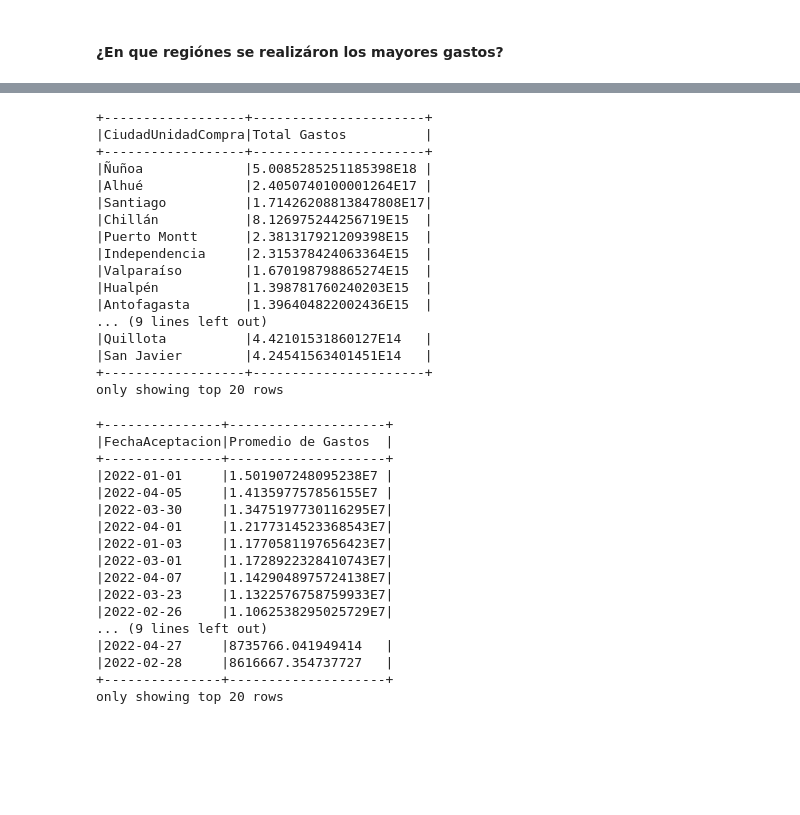
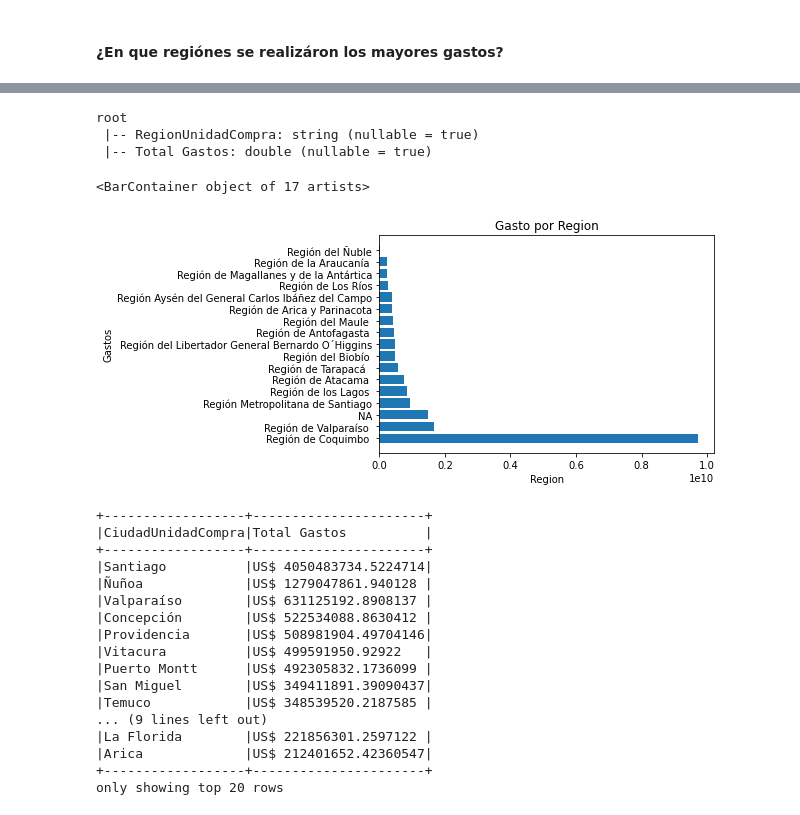
Before and after one commit to FranRossi/Big-Data-Project, a Jupyter notebook: Obligatorio_Francisco_Rossi_Ivan_Monjardin.ipynb, the cells around one changed output, grey strips where cells are left out. Drawn from its saved outputs; the diff is of its cells as text; code cells hidden in the pictures; blank space fills up the shorter version.

```diff
--- a/Obligatorio_Francisco_Rossi_Ivan_Monjardin.ipynb
+++ b/Obligatorio_Francisco_Rossi_Ivan_Monjardin.ipynb
@@ -596,46 +617,45 @@ df.groupBy("RegionUnidadCompra").agg(sum(col("MontoTotalOC_PesosChilenos")).alia
+# %%
+df_region = df.groupBy("RegionUnidadCompra").agg(sum(col("MontoTotalOC_PesosChilenos")).alias("Total Gastos")).orderBy(desc("Total Gastos")).withColumn('Total Gastos', udfToDollars(col('Total Gastos')))
+
+df_region = df_region.withColumn('Total Gastos', df_region['Total Gastos'].cast(DoubleType()))
+df_region.printSchema()
+# %% [output]
+root
+ |-- RegionUnidadCompra: string (nullable = true)
+ |-- Total Gastos: double (nullable = true)
+# %%
+distinct_regions = [x.RegionUnidadCompra for x in df_region.select(col("RegionUnidadCompra")).distinct().collect()]
+dfp_region = df_region.toPandas()
+# %%
+plt.title("Gasto por Region")
+plt.xlabel("Region")
+plt.ylabel("Gastos")
+plt.xticks(rotation=0, horizontalalignment="center")
+plt.barh(distinct_regions, dfp_region["Total Gastos"])
+# %% [output]
+<BarContainer object of 17 artists>
+[figure, added]
 # %%
 # ¿En que ciudades se realizáron los mayores gastos?
-df.groupBy("CiudadUnidadCompra").agg(sum(col("MontoTotalOC_PesosChilenos") * col("cantidad")).alias("Total Gastos")).orderBy(desc("Total Gastos")).show(truncate=False)
+df.groupBy("CiudadUnidadCompra").agg(sum(col("MontoTotalOC_PesosChilenos")).alias("Total Gastos")).orderBy(desc("Total Gastos")).withColumn('Total Gastos', udfToCurrancy(col('Total Gastos'))).show(truncate=False)
 # %% [output]
 +------------------+----------------------+
 |CiudadUnidadCompra|Total Gastos          |
 +------------------+----------------------+
-|Ñuñoa             |5.0085285251185398E18 |
-|Alhué             |2.4050740100001264E17 |
-|Santiago          |1.71426208813847808E17|
-|Chillán           |8.126975244256719E15  |
-|Puerto Montt      |2.381317921209398E15  |
-|Independencia     |2.315378424063364E15  |
-|Valparaíso        |1.670198798865274E15  |
-|Hualpén           |1.398781760240203E15  |
-|Antofagasta       |1.396404822002436E15  |
+|Santiago          |US$ 4050483734.5224714|
+|Ñuñoa             |US$ 1279047861.940128 |
+|Valparaíso        |US$ 631125192.8908137 |
+|Concepción        |US$ 522534088.8630412 |
+|Providencia       |US$ 508981904.49704146|
+|Vitacura          |US$ 499591950.92922   |
+|Puerto Montt      |US$ 492305832.1736099 |
+|San Miguel        |US$ 349411891.39090437|
+|Temuco            |US$ 348539520.2187585 |
 ... (9 lines left out)
-|Quillota          |4.42101531860127E14   |
-|San Javier        |4.24541563401451E14   |
+|La Florida        |US$ 221856301.2597122 |
+|Arica             |US$ 212401652.42360547|
 +------------------+----------------------+
 only showing top 20 rows
-# %%
-# ¿Cuál fue el gasto promedio por mes del estado? Esta mal creo
-# df.groupBy(month(col("FechaAceptacion"))).agg(avg(col("MontoTotalOC_PesosChilenos")).alias("Promedio de Gastos")).orderBy(asc("Promedio de Gastos")).show(truncate=False)
-df.groupBy("FechaAceptacion").agg(avg(col("MontoTotalOC_PesosChilenos")).alias("Promedio de Gastos")).orderBy(desc("Promedio de Gastos")).show(truncate=False)
-# %% [output]
-+---------------+--------------------+
-|FechaAceptacion|Promedio de Gastos  |
-+---------------+--------------------+
-|2022-01-01     |1.501907248095238E7 |
-|2022-04-05     |1.413597757856155E7 |
-|2022-03-30     |1.3475197730116295E7|
-|2022-04-01     |1.2177314523368543E7|
-|2022-01-03     |1.1770581197656423E7|
-|2022-03-01     |1.1728922328410743E7|
-|2022-04-07     |1.1429048975724138E7|
-|2022-03-23     |1.1322576758759933E7|
-|2022-02-26     |1.1062538295025729E7|
-... (9 lines left out)
-|2022-04-27     |8735766.041949414   |
-|2022-02-28     |8616667.354737727   |
-+---------------+--------------------+
-only showing top 20 rows
 # %%
 # ¿Cuál es el tiempo promedio desde que se solicita la orden de compra, hasta que se autorice?
 df.select(avg(datediff(col("FechaAceptacion"), col("FechaCreacion"))).alias("Promedio de Tiempo")).orderBy(desc("Promedio de Tiempo")).show(truncate=False)
```
Also changed, not shown: parts of 32 cells of this notebook, 4 other files.
